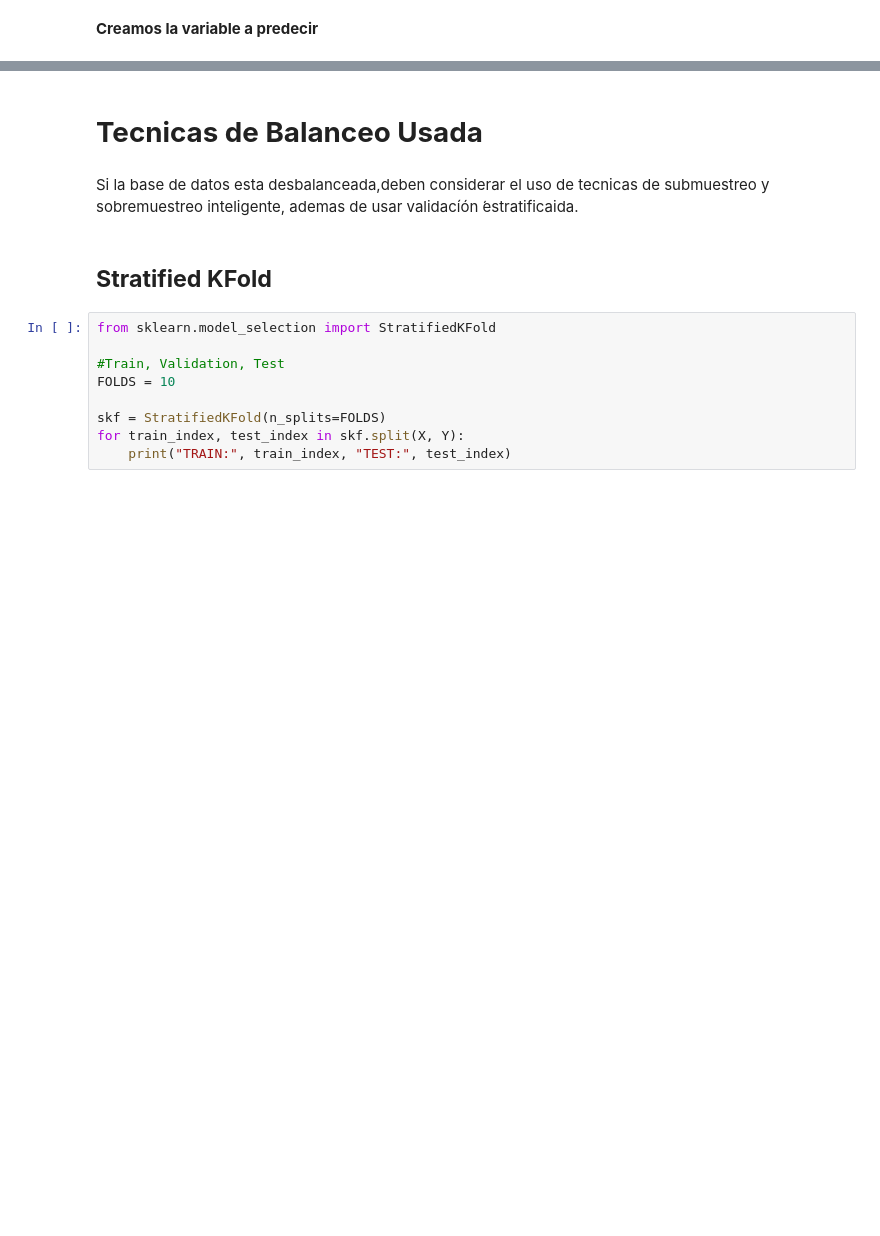
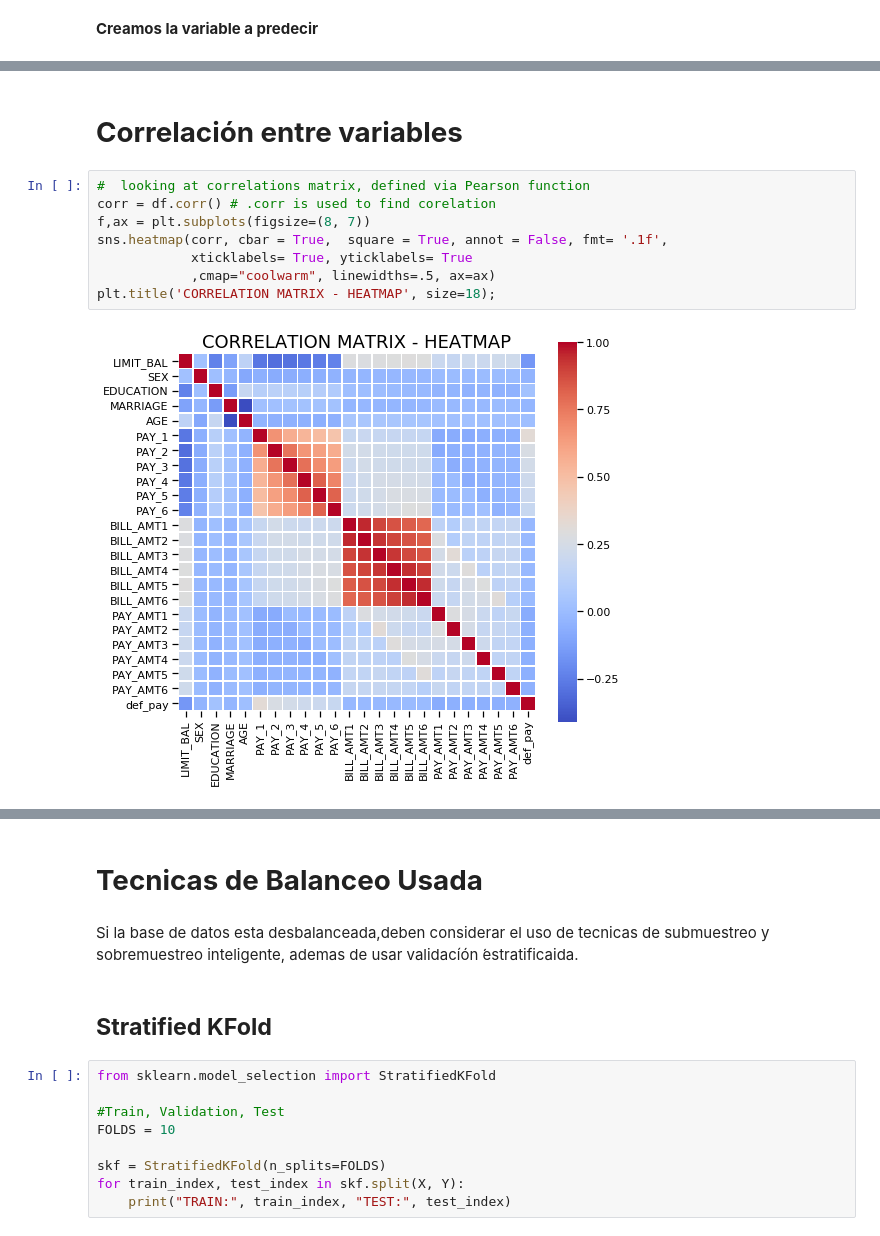
Before and after one commit to josearangos/Default-of-credit-card-client, a Jupyter notebook: P2_Experiments.ipynb, the cells around one changed output, grey strips where cells are left out. Saved outputs shown, nothing was run; the diff lists cells and outputs as text; blank space fills up the shorter version.

```diff
--- a/P2_Experiments.ipynb
+++ b/P2_Experiments.ipynb
@@ -111,0 +271,12 @@ X = X.values
+# %% [markdown]
+# **Correlación entre variables**
+# %%
+#  looking at correlations matrix, defined via Pearson function
+corr = df.corr() # .corr is used to find corelation
+f,ax = plt.subplots(figsize=(8, 7))
+sns.heatmap(corr, cbar = True,  square = True, annot = False, fmt= '.1f',
+            xticklabels= True, yticklabels= True
+            ,cmap="coolwarm", linewidths=.5, ax=ax)
+plt.title('CORRELATION MATRIX - HEATMAP', size=18);
+# %% [output]
+[figure, added]
```
Also changed, not shown: parts of 61 cells of this notebook.
